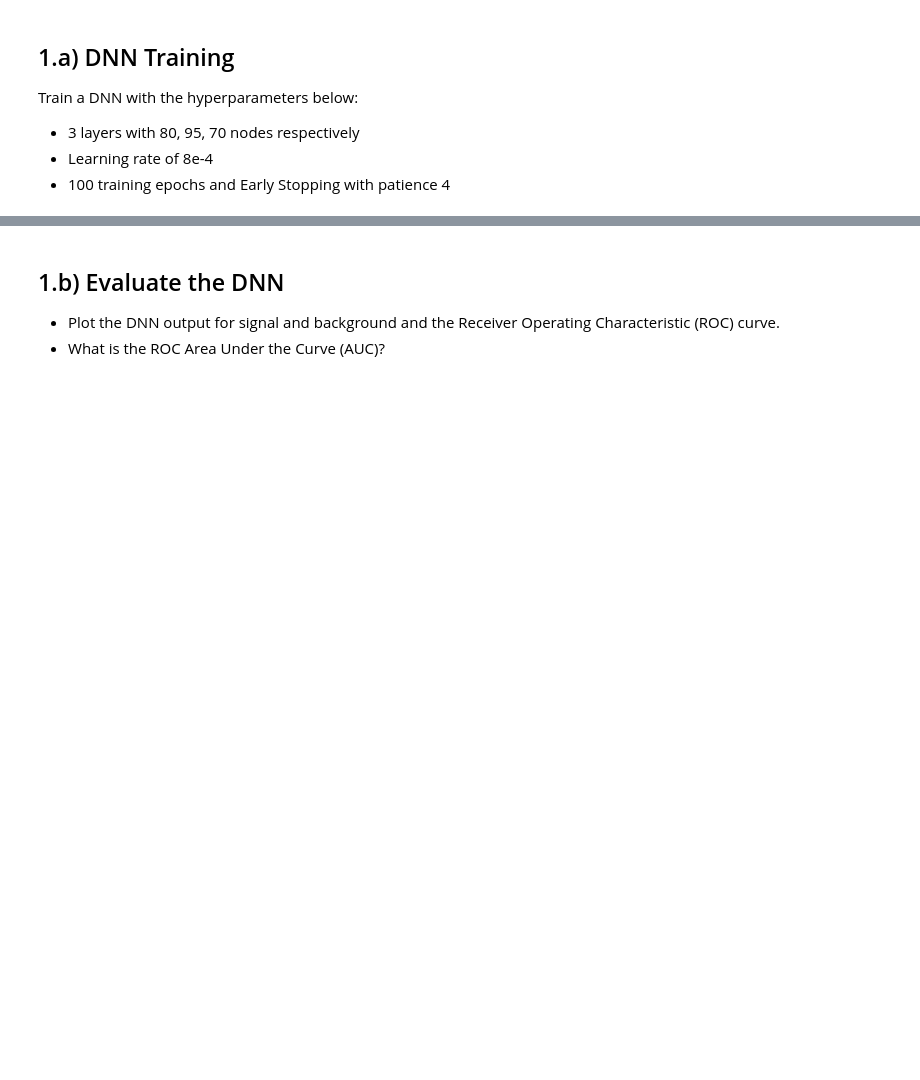
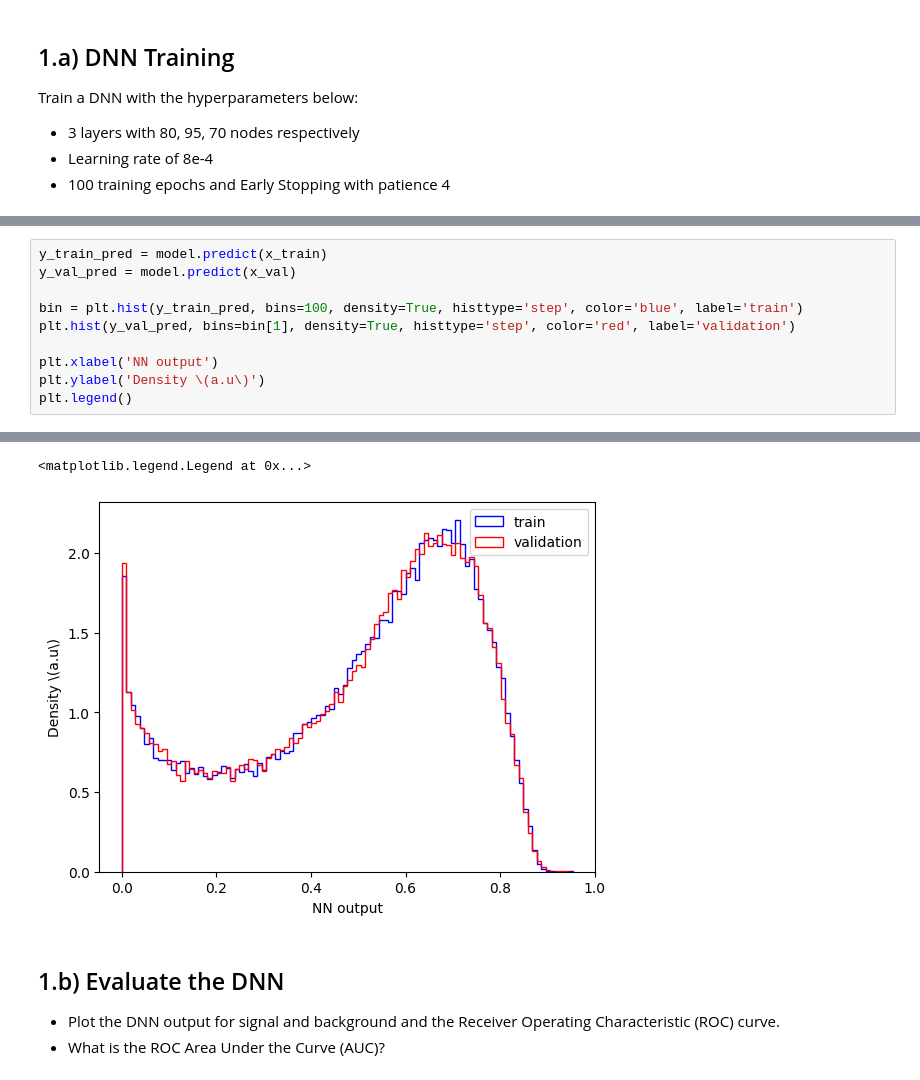
Before and after one commit to joaopedrobiu6/MASHEP_jbiu, a Jupyter notebook: hw3/MASimHEP-3rdHomework-2024.ipynb, the cells around one changed output, grey strips where cells are left out. Drawn from its saved outputs; the diff is of its cells as text; blank space fills up the shorter version.

```diff
--- a/hw3/MASimHEP-3rdHomework-2024.ipynb
+++ b/hw3/MASimHEP-3rdHomework-2024.ipynb
@@ -144,0 +198,11 @@ Train a DNN with the hyperparameters below:
+# %%
+y_train_pred = model.predict(x_train)
+y_val_pred = model.predict(x_val)
+
+bin = plt.hist(y_train_pred, bins=100, density=True, histtype='step', color='blue', label='train')
+plt.hist(y_val_pred, bins=bin[1], density=True, histtype='step', color='red', label='validation')
+
+plt.xlabel('NN output')
+plt.ylabel('Density \(a.u\)')
+plt.legend()
+# %% [output]
@@ -145,3 +211,5 @@ Train a DNN with the hyperparameters below:
+<matplotlib.legend.Legend at 0x...>
+[figure, added]
 # %% [markdown]
 ## 1.b) Evaluate the DNN
 
```
Also changed, not shown: parts of 6 cells of this notebook.
